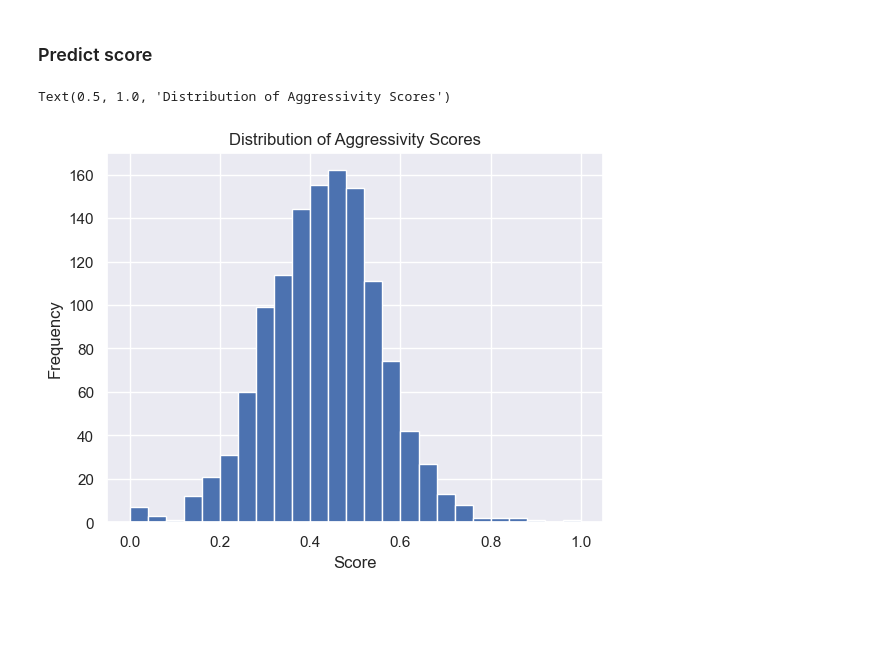
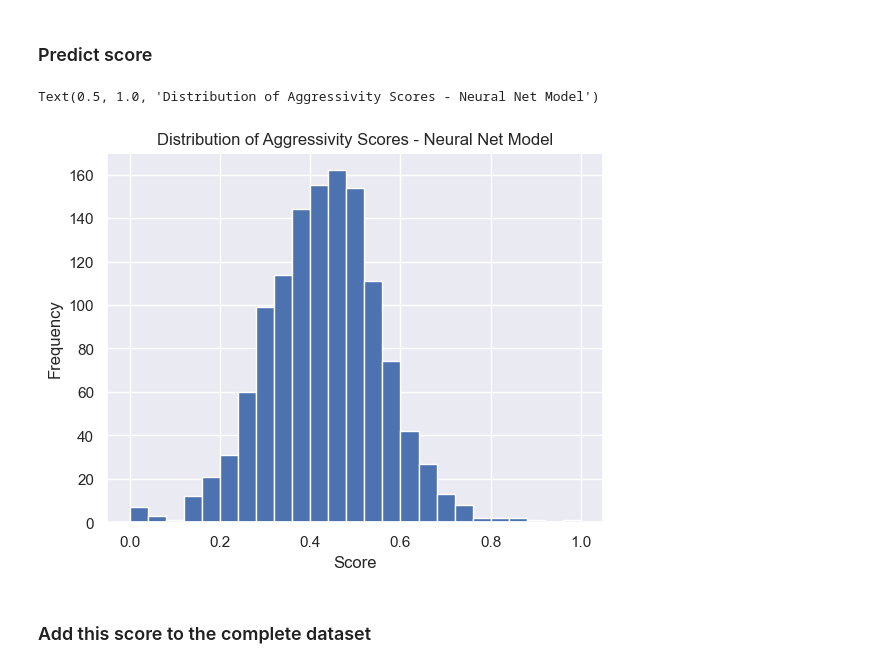
Before and after one commit to FedericoDM/AMLO-NLP, a Jupyter notebook: src/nlp_analyzer/neural_net_amlo.ipynb, the cells around one changed output. Drawn from its saved outputs; the diff is of its cells as text; code cells hidden in the pictures; blank space fills up the shorter version.

```diff
--- a/src/nlp_analyzer/neural_net_amlo.ipynb
+++ b/src/nlp_analyzer/neural_net_amlo.ipynb
@@ -250,12 +250,13 @@ nnet_agressivity_scores["score"] = scaler.transform(scores)
 nnet_agressivity_scores.to_csv(f"{DATA_PATH}nnet_agressivity_scores.csv", index=False)
 # %%
 # Histogram of the scores
-
 sns.set()
 plt.hist(nnet_agressivity_scores["score"], bins=25)
 plt.xlabel("Score")
 plt.ylabel("Frequency")
-plt.title("Distribution of Aggressivity Scores")
+plt.title("Distribution of Aggressivity Scores - Neural Net Model")
 # %% [output]
-Text(0.5, 1.0, 'Distribution of Aggressivity Scores')
+Text(0.5, 1.0, 'Distribution of Aggressivity Scores - Neural Net Model')
-[figure, old version]
+[figure, new version]
+# %% [markdown]
+### Add this score to the complete dataset
```
Also changed, not shown: parts of 2 cells of this notebook, 1 other file.
